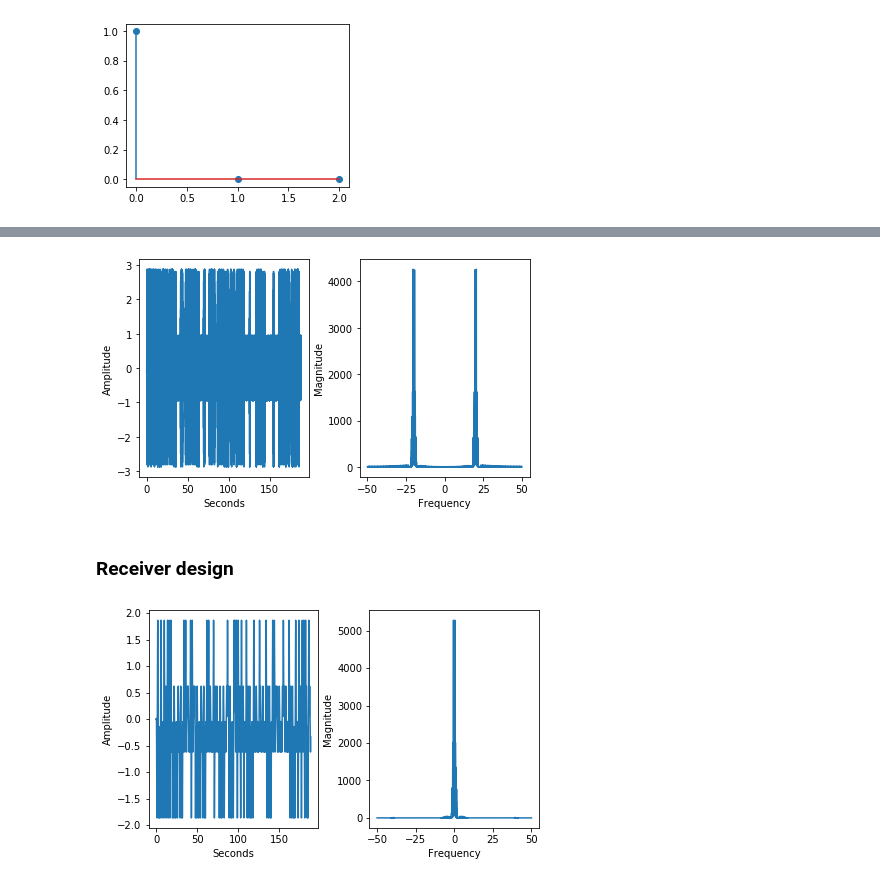
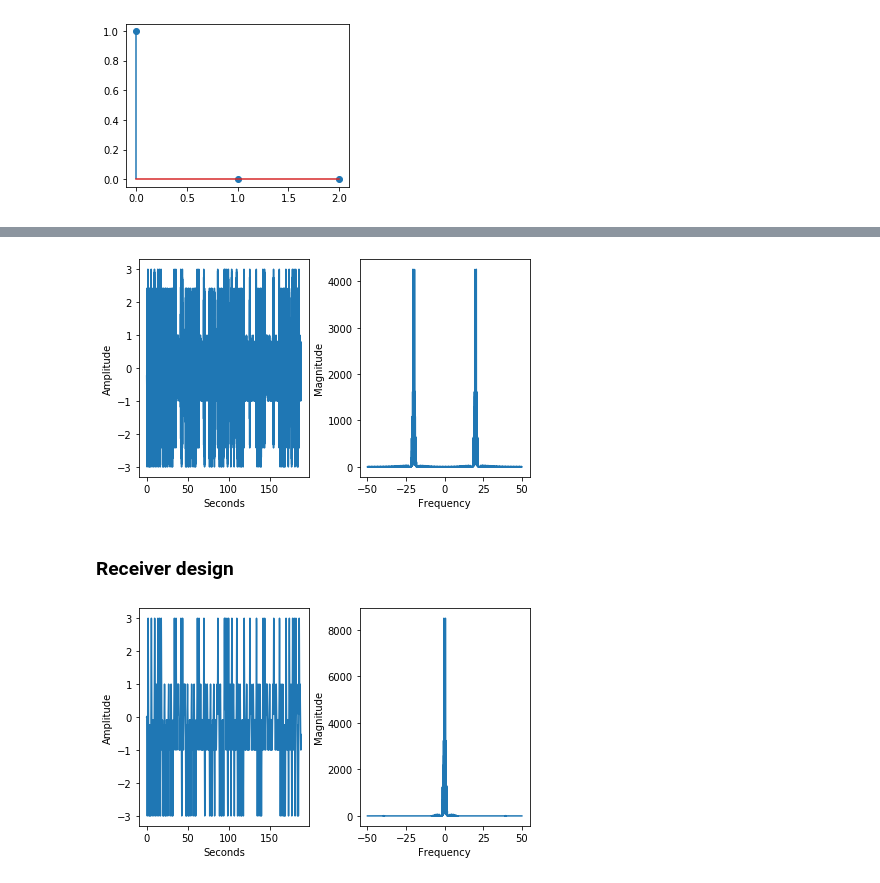
Before and after one commit to mohantyk/srd, a Jupyter notebook: Chap9.ipynb, the cells around one changed output, grey strips where cells are left out. Saved outputs shown, nothing was run; the diff lists cells and outputs as text; code cells hidden in the pictures.

```diff
--- a/Chap9.ipynb
+++ b/Chap9.ipynb
@@ -38,7 +36,7 @@ taps = 50
 noise_gain = 0
 multipath_condition = 'none' # none, mild, harsh
 freq_offset = 0 # As percentage of carrier frequency
-phase_offset = 0.9 # In radians
+phase_offset = 0 # In radians
 timing_offset = 0 # Percentage of symbol period
 symbol_period_offset = 0 # 0 or 1 - changes symbol period
 # %% [markdown]
@@ -97,7 +90,7 @@ plt.plot(w/np.pi, 20*np.log10(np.abs(h)));
 noisy_sig = add_noise(multipath, noise_gain)
 plotspec(noisy_sig, Ts);
 # %% [output]
-[figure, old version]
+[figure, new version]
 # %%
 # Fractional period delay
 # Simulates offset in Symbol clock ,
@@ -109,10 +102,10 @@ signal_with_symbol_offset = noisy_sig[start_offset:]
 # %%
 # Rx can assume wrong symbol period
 rx_M = M + symbol_period_offset
-received = noisy_sig
+received = signal_with_symbol_offset
 # %%
-Ts = 1/rx_M
+Ts = 1/M
 baseband = demodulate(received, fc, Ts)
 plotspec(baseband, Ts);
 # %% [output]
-[figure, old version]
+[figure, new version]
```
Also changed, not shown: parts of 18 cells of this notebook.
